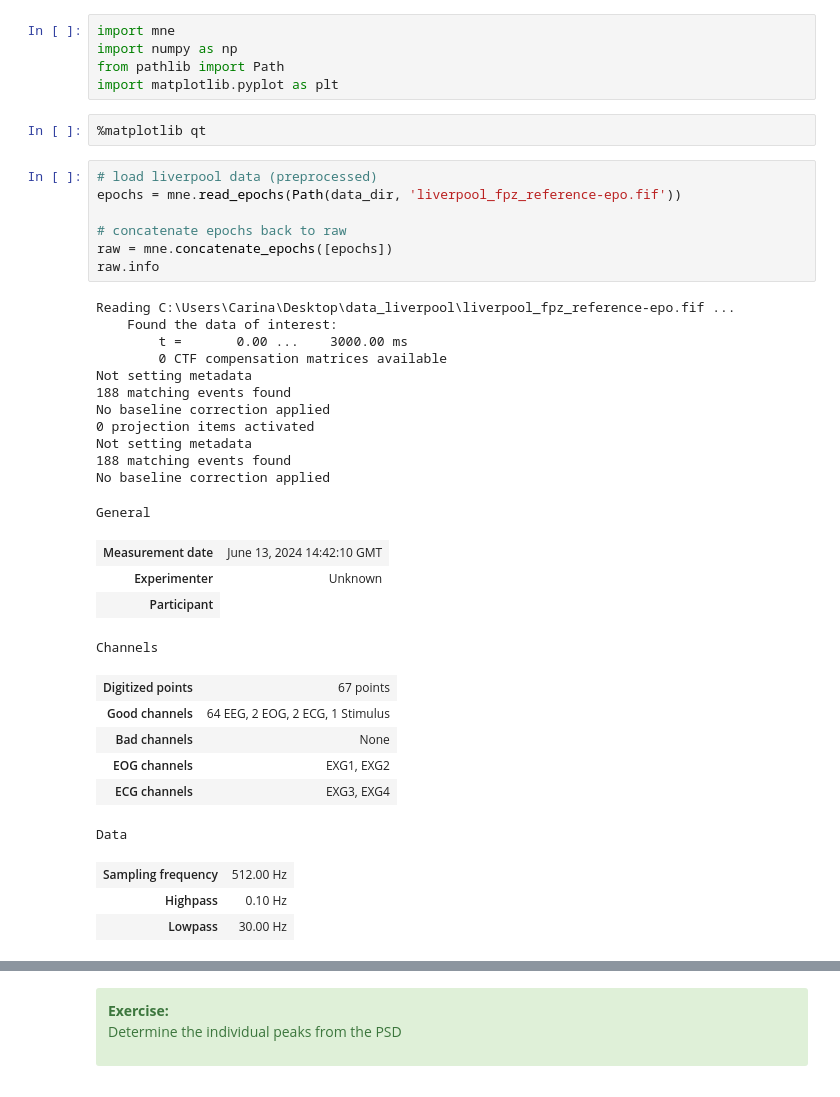
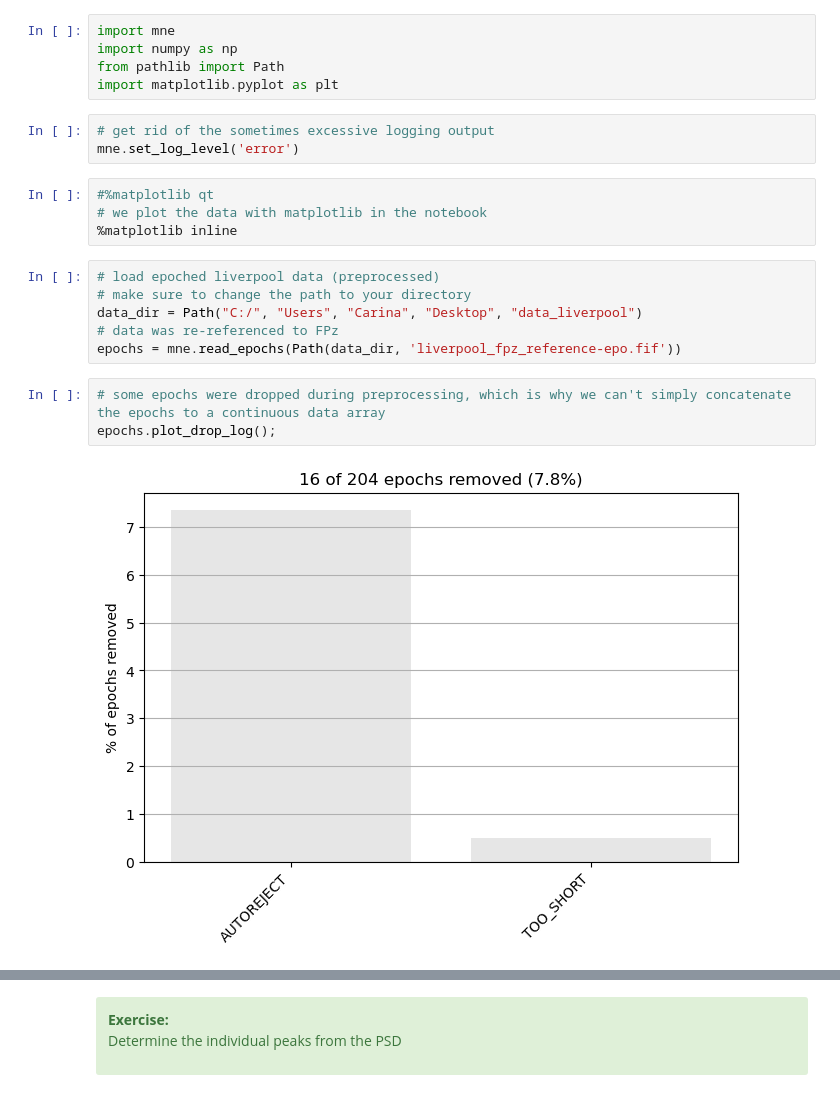
Before and after one commit to CarinaFo/MNE_workshop_liverpool_2024, a Jupyter notebook: notebooks/4_time_frequency_analysis_solution.ipynb, the cells around one changed output, grey strips where cells are left out. Drawn from its saved outputs; the diff is of its cells as text.

```diff
--- a/notebooks/4_time_frequency_analysis_solution.ipynb
+++ b/notebooks/4_time_frequency_analysis_solution.ipynb
@@ -13,38 +13,21 @@ import mne
 import numpy as np
 from pathlib import Path
 import matplotlib.pyplot as plt
-# %%
-%matplotlib qt
-# %%
-# load liverpool data (preprocessed)
-epochs = mne.read_epochs(Path(data_dir, 'liverpool_fpz_reference-epo.fif'))
-
-# concatenate epochs back to raw
-raw = mne.concatenate_epochs([epochs])
-raw.info
-# %% [output]
-Reading C:\Users\Carina\Desktop\data_liverpool\liverpool_fpz_reference-epo.fif ...
-    Found the data of interest:
-        t =       0.00 ...    3000.00 ms
-        0 CTF compensation matrices available
-Not setting metadata
-188 matching events found
-No baseline correction applied
-0 projection items activated
-Not setting metadata
-188 matching events found
-No baseline correction applied
-General
-| Measurement date | June 13, 2024 14:42:10 GMT |
-| Experimenter | Unknown |
-| Participant |
-Channels
-| Digitized points | 67 points |
-| Good channels | 64 EEG, 2 EOG, 2 ECG, 1 Stimulus |
-| Bad channels | None |
-| EOG channels | EXG1, EXG2 |
-| ECG channels | EXG3, EXG4 |
-Data
-| Sampling frequency | 512.00 Hz |
-| Highpass | 0.10 Hz |
-| Lowpass | 30.00 Hz |
+# %%
+# get rid of the sometimes excessive logging output
+mne.set_log_level('error')
+# %%
+#%matplotlib qt
+# we plot the data with matplotlib in the notebook
+%matplotlib inline
+# %%
+# load epoched liverpool data (preprocessed)
+# make sure to change the path to your directory
+data_dir = Path("C:/", "Users", "Carina", "Desktop", "data_liverpool")
+# data was re-referenced to FPz
+epochs = mne.read_epochs(Path(data_dir, 'liverpool_fpz_reference-epo.fif'))
+# %%
+# some epochs were dropped during preprocessing, which is why we can't simply concatenate the epochs to a continuous data array
+epochs.plot_drop_log();
+# %% [output]
+[figure, added]
```
Also changed, not shown: parts of 41 cells of this notebook.
